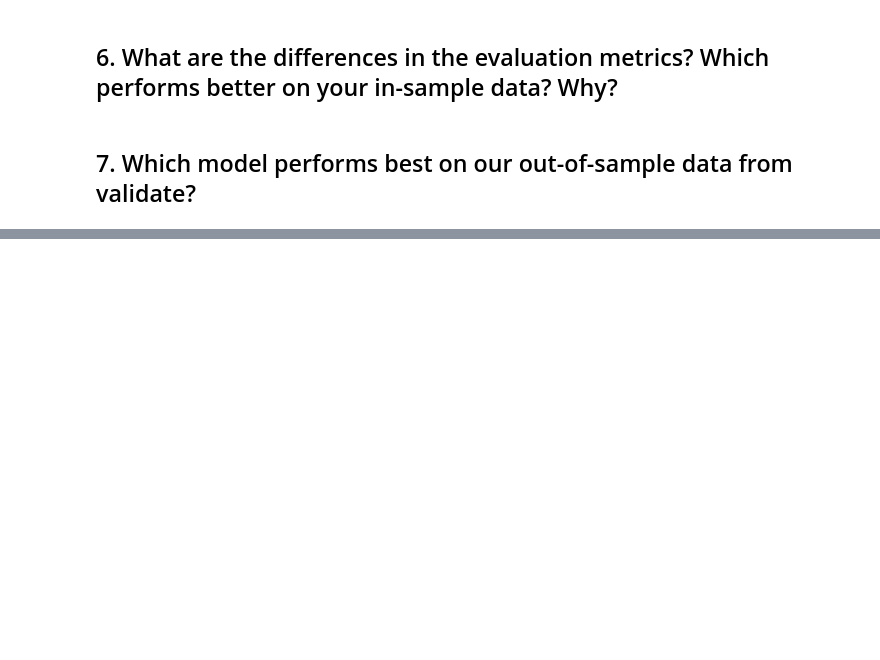
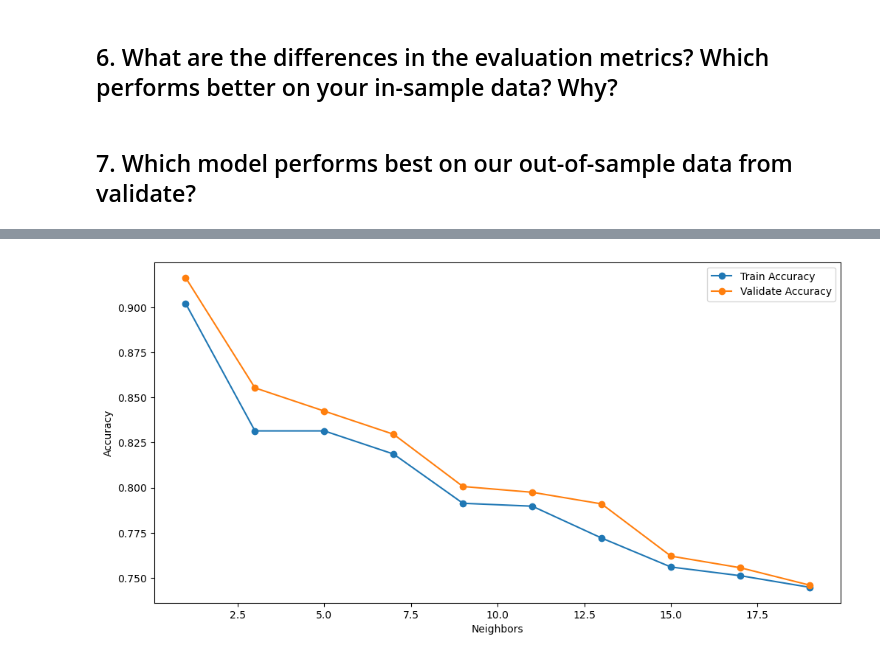
Before and after one commit to nicolas-angarita/classification-exercises, a Jupyter notebook: knn_model.ipynb, the cells around one changed output, grey strips where cells are left out. Cells and saved outputs as stored; diff of their text form; code cells hidden in the pictures; blank space fills up the shorter version.

```diff
--- a/knn_model.ipynb
+++ b/knn_model.ipynb
@@ -177,2 +179,29 @@ knn_metrics
 # %% [markdown]
 ## 7. Which model performs best on our out-of-sample data from validate?
+# %%
+metrics = []
+
+num_neighbors = range(1, 21, 2)
+
+for i in num_neighbors:
+
+    knn = KNeighborsClassifier(n_neighbors = i)
+
+    knn.fit(X_train, y_train)
+
+    train_acc = knn.score(X_train, y_train)
+
+    val_acc = knn.score(X_validate, y_validate)
+
+    output = {
+            "k": i,
+            "train_accuracy": train_acc,
+            "validate_accuracy": val_acc
+             }
+
+    metrics.append(output)
+
+    print(f'K Number {i}.\nTrain accuracy: {train_acc:.2%}.\nValidate accuracy: {val_acc:.2%}')
+    print()
+    print('---------------------------------------------')
+    print()
@@ -178,0 +226,4 @@ knn_metrics
+# %%
+knn_metrics = pd.DataFrame(metrics)
+
+knn_metrics
@@ -178,0 +247,4 @@ knn_metrics
+# %%
+knn_metrics['difference'] = knn_metrics['train_accuracy'] - knn_metrics['validate_accuracy']
+
+knn_metrics.sort_values('difference', ascending = False)
@@ -178,0 +263,10 @@ knn_metrics
+# %%
+plt.figure(figsize=(12,6))
+plt.plot(knn_metrics.number_of_neighbors, knn_metrics.train_accuracy, marker='o', label='Train Accuracy')
+plt.plot(knn_metrics.number_of_neighbors, knn_metrics.validate_accuracy, marker='o', label='Validate Accuracy')
+plt.xlabel('Neighbors')
+plt.ylabel('Accuracy')
+plt.legend()
+plt.show()
+# %% [output]
+[figure, added]
```
Also changed, not shown: parts of 6 cells of this notebook.
